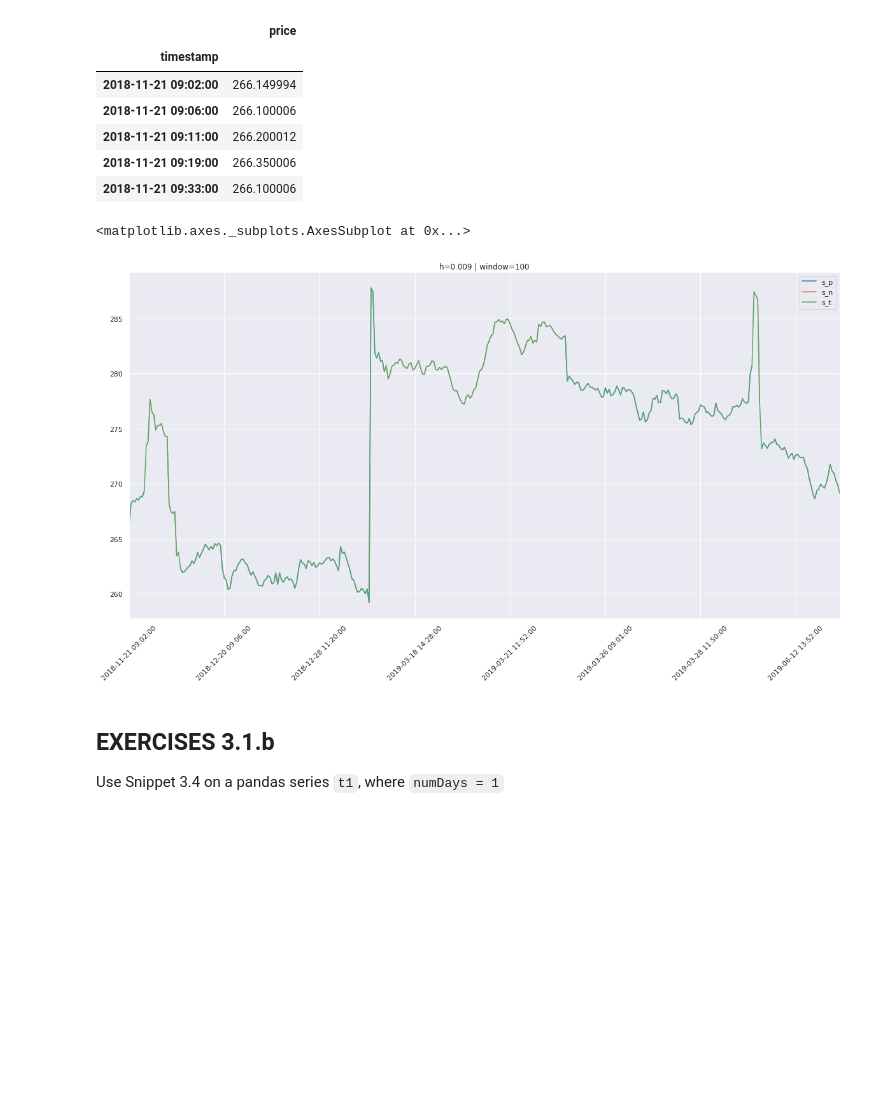
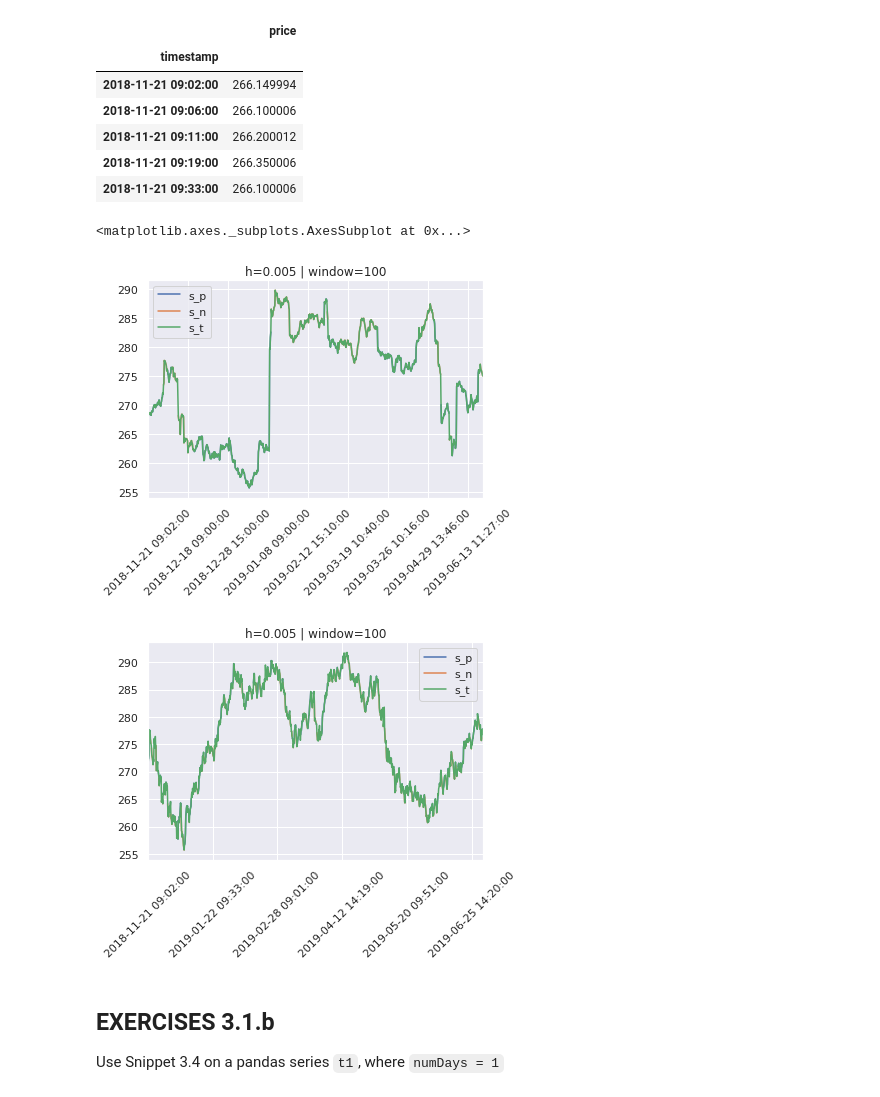
Before and after one commit to kooBH/FinanceServer, a Jupyter notebook: DE_PRADO/ch3_v1.ipynb, the cells around one changed output. Drawn from its saved outputs; the diff is of its cells as text; code cells hidden in the pictures; blank space fills up the shorter version.

Commit message:
CUSUM with DailyVolitle

````diff
--- a/DE_PRADO/ch3_v1.ipynb
+++ b/DE_PRADO/ch3_v1.ipynb
@@ -108,23 +138,34 @@ def CUSUM_dVol(
 # %%
-h_t = 0.009
+h_t = 0.005
+
 window=100
 #s_t = CUSUM3('dollar_t5300000_d200.csv',h=h_t,window=window)
 df = pd.read_csv('dollar_D_15.csv',index_col='timestamp')
-s_t = CUSUM_dVol(df,h=h_t,window=window,col='price')
+s_t_1= CUSUM_4(df,h=h_t,window=window,col='price')
+s_t_2 = CUSUM_dVol(df,h=h_t,window=window,col='price')
 
-getDailityVol(df,col_close='price')
-#s_t = s_t.drop(columns=['s_p','s_m'])
-s_t.plot(
+
+#getDailityVol(df,col_close='price')
+s_t_1.plot(
     use_index =True,
     subplots=False,
     sharex =True,
     rot =45,
-    figsize=(20,10),
+   # figsize=(20,10),
     title='h=' + str(h_t) + ' | window='+str(window)
 )
+s_t_2.plot(
+    use_index =True,
+    subplots=False,
+    sharex =True,
+    rot =45,
+   # figsize=(20,10),
+    title='h=' + str(h_t) + ' | window='+str(window)
+)
 # %% [output]
 <matplotlib.axes._subplots.AxesSubplot at 0x...>
-[figure, old version]
+[figure, new version]
+[figure, added]
 # %% [markdown]
 ## EXERCISES 3.1.b<a name='e_3_1_b'></a>
 Use Snippet 3.4 on a pandas series ```t1```, where ```numDays = 1```
````
Also changed, not shown: parts of 1 cell of this notebook.
